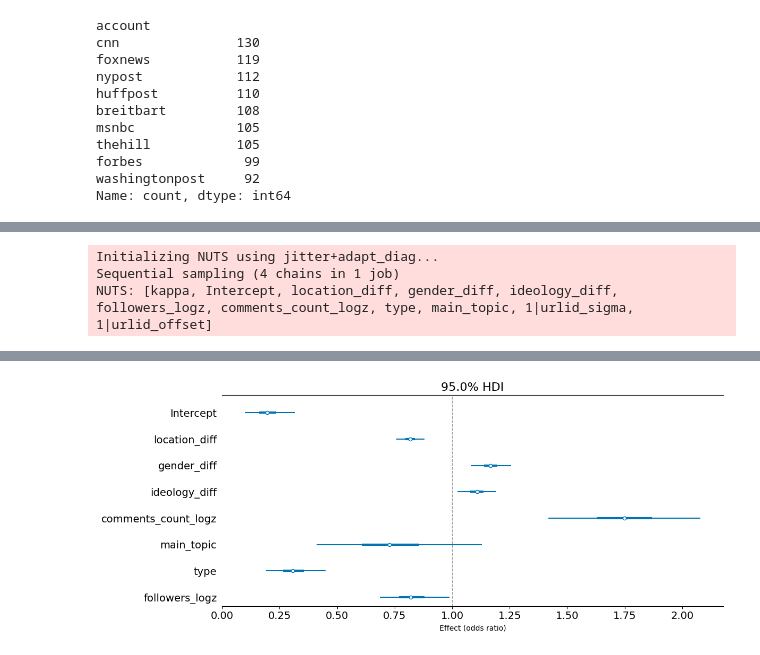
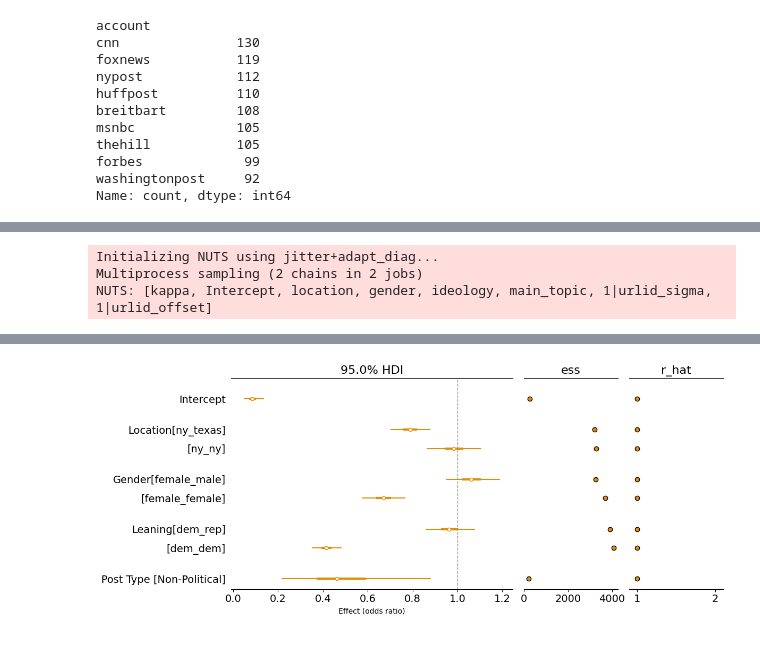
Before and after one commit to nbrahmani/insta-comments, a Jupyter notebook: posts_full_analysis_pipeline.ipynb, the cells around one changed output, grey strips where cells are left out. Drawn from its saved outputs; the diff is of its cells as text; code cells hidden in the pictures.

```diff
--- a/posts_full_analysis_pipeline.ipynb
+++ b/posts_full_analysis_pipeline.ipynb
@@ -769,5 +732,5 @@ reg_news_df.shape
 # %%
-with open('/Users/brahmaninutakki/saarland/insta-comments/saved_data/comments_data_nonnews.json', 'r') as fp:
+with open('/Users/brahmaninutakki/saarland/insta_comments/saved_data/comments_data_nonnews.json', 'r') as fp:
     metrics_data = json.load(fp)
 
 likes_data = {}
@@ -793,7 +756,7 @@ reg_nonnews_df[reg_nonnews_df['comments_count'].isna()]['urlid'].unique()
 # %% [output]
 array(['DSC60BKkrYV'], dtype=object)
 # %%
-with open('/Users/brahmaninutakki/saarland/insta-comments/saved_data/comments_data_news.json', 'r') as fp:
+with open('/Users/brahmaninutakki/saarland/insta_comments/saved_data/comments_data_news.json', 'r') as fp:
     metrics_data = json.load(fp)
 
 likes_data = {}
@@ -827,6 +790,6 @@ array(['DRWBiQXDG0H', 'DRXIibxjFKK', 'DRW1V1nE_nd', 'DRXBM5Ojq4P',
       dtype=object)
 # %%
-accounts_data = pd.read_excel('/Users/brahmaninutakki/saarland/insta-comments/saved_data/News Sites US.xlsx', sheet_name='Missing Comments')
+accounts_data = pd.read_excel('/Users/brahmaninutakki/saarland/insta_comments/saved_data/News Sites US.xlsx', sheet_name='Missing Comments')
 accounts_data.head(3)
 
 reg_news_df = pd.merge(reg_news_df, accounts_data, on='urlid', how='outer')
@@ -849,7 +812,7 @@ reg_news_df.drop(columns=['comments_mising'], inplace=True)
 # %%
 reg_nonnews_df = reg_nonnews_df[reg_nonnews_df['urlid'] != 'DSC60BKkrYV']
 # %%
-posts_data = pd.read_excel('/Users/brahmaninutakki/saarland/insta-comments/saved_data/News Sites US.xlsx', sheet_name='New data topics')
+posts_data = pd.read_excel('/Users/brahmaninutakki/saarland/insta_comments/saved_data/News Sites US.xlsx', sheet_name='New data topics')
 posts_data['urlid'] = posts_data['Url'].apply(lambda x: x.split('/')[-2] if x.endswith('/') else x.split('/')[-1])
 posts_data = posts_data[posts_data['urlid'].isin(reg_news_df['urlid'].unique().tolist())]
 posts_data.shape[0] == reg_news_df['urlid'].nunique()
@@ -1073,7 +1762,7 @@ plt.show()
 # %%
 model = bmb.Model(
-    "p(fcount_no_rank, ftrials_no_rank) ~ location_diff + gender_diff + ideology_diff + followers_logz + comments_count_logz + type + main_topic + (1|urlid)",
-    data=concat_df,
+    "p(fcount_no_rank, ftrials_no_rank) ~ location + gender + ideology + main_topic + (1|urlid)",
+    data=reg_news_df,
     family="beta_binomial",
     # dropna=True
 )
@@ -1082,13 +1771,16 @@ results = model.fit(
     draws=2000,
     tune=2000,
     target_accept=0.97,
-    chains=4,
-    cores=1,
+    chains=2,
+    cores=2,
     random_seed=42,
+    prob=0.95
 )
-var_names = ['Intercept', 'location_diff', 'gender_diff', 'ideology_diff',
-             'comments_count_logz', 'main_topic', 'type', 'followers_logz']
-display(az.summary(results, var_names=var_names))
+var_names = ['Intercept', 'location', 'gender', 'ideology',
+             'main_topic']
+df = az.summary(results, var_names=var_names)
+df = df.rename(index=edit_labels)
+display(df)
 
 axes = az.plot_forest(
     results,
@@ -1096,12 +1788,15 @@ axes = az.plot_forest(
     hdi_prob=0.95,
     transform=np.exp,
     figsize=(12, 5),
-    r_hat=False,
-    ess=False,
-    var_names=var_names
+    r_hat=True,
+    ess=True,
+    var_names=var_names,
+    colors='C1'
 )
 
 ax = axes[0] if isinstance(axes, (list, np.ndarray)) else axes
+new_labels = [edit_labels(t.get_text()) for t in ax.get_yticklabels()]
+ax.set_yticklabels(new_labels)
 
 ax.axvline(1, linestyle="--", linewidth=1, color="grey", alpha=0.8)
 ax.set_xlabel("Effect (odds ratio)")
@@ -1109,7 +1804,7 @@ plt.tight_layout()
 plt.show()
 # %% [output]
 Initializing NUTS using jitter+adapt_diag...
-Sequential sampling (4 chains in 1 job)
-NUTS: [kappa, Intercept, location_diff, gender_diff, ideology_diff, followers_logz, comments_count_logz, type, main_topic, 1|urlid_sigma, 1|urlid_offset]
+Multiprocess sampling (2 chains in 2 jobs)
+NUTS: [kappa, Intercept, location, gender, ideology, main_topic, 1|urlid_sigma, 1|urlid_offset]
 [interactive output not drawn]
 [interactive output not drawn]
@@ -1126 +1822 @@ Sampling 4 chains for 2_000 tune and 2_000 draw iterations (8_000 + 8_000 draws
-[figure, old version]
+[figure, new version]
```
Also changed, not shown: parts of 47 cells of this notebook, 11 other files.
